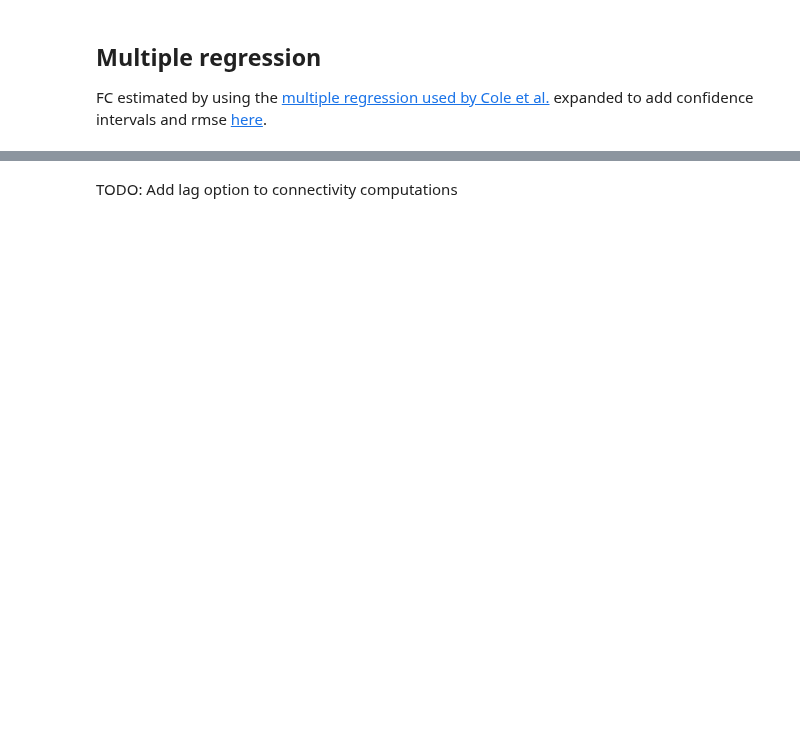
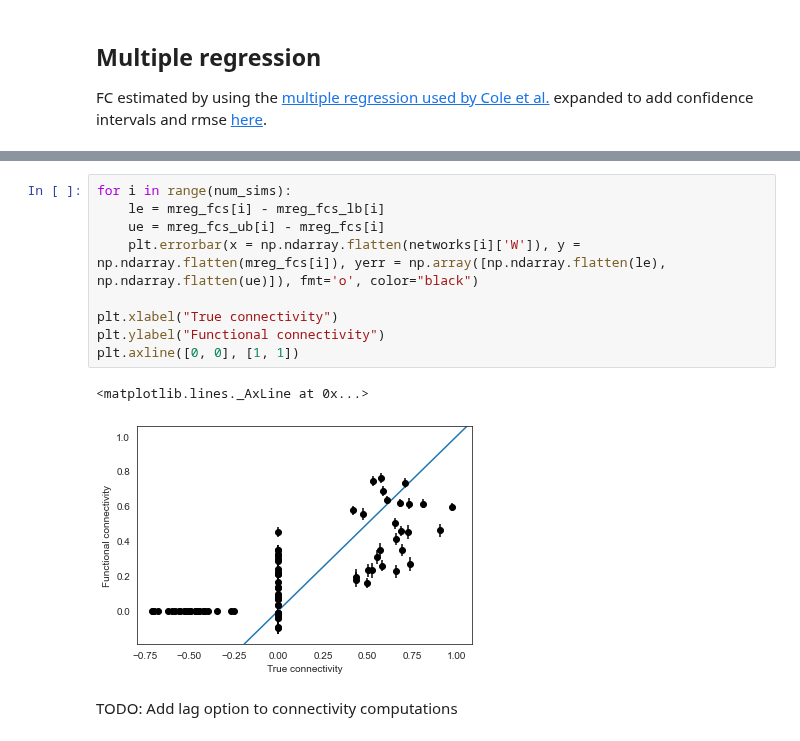
Before and after one commit to zenkavi/NeuralMassModels, a Jupyter notebook: notebooks/simulations/NB0_True_vs_functional_connectivity.ipynb, the cells around one changed output, grey strips where cells are left out. Drawn from its saved outputs; the diff is of its cells as text; blank space fills up the shorter version.

```diff
--- a/notebooks/simulations/NB0_True_vs_functional_connectivity.ipynb
+++ b/notebooks/simulations/NB0_True_vs_functional_connectivity.ipynb
@@ -162,2 +104,14 @@ Notes:
+# %%
+for i in range(num_sims):
+    le = mreg_fcs[i] - mreg_fcs_lb[i]
+    ue = mreg_fcs_ub[i] - mreg_fcs[i]
+    plt.errorbar(x = np.ndarray.flatten(networks[i]['W']), y = np.ndarray.flatten(mreg_fcs[i]), yerr = np.array([np.ndarray.flatten(le), np.ndarray.flatten(ue)]), fmt='o', color="black")
+
+plt.xlabel("True connectivity")
+plt.ylabel("Functional connectivity")
+plt.axline([0, 0], [1, 1])
+# %% [output]
+<matplotlib.lines._AxLine at 0x...>
+[figure, added]
 # %% [markdown]
 TODO: Add lag option to connectivity computations
```
Also changed, not shown: parts of 14 cells of this notebook, 1 other file.
